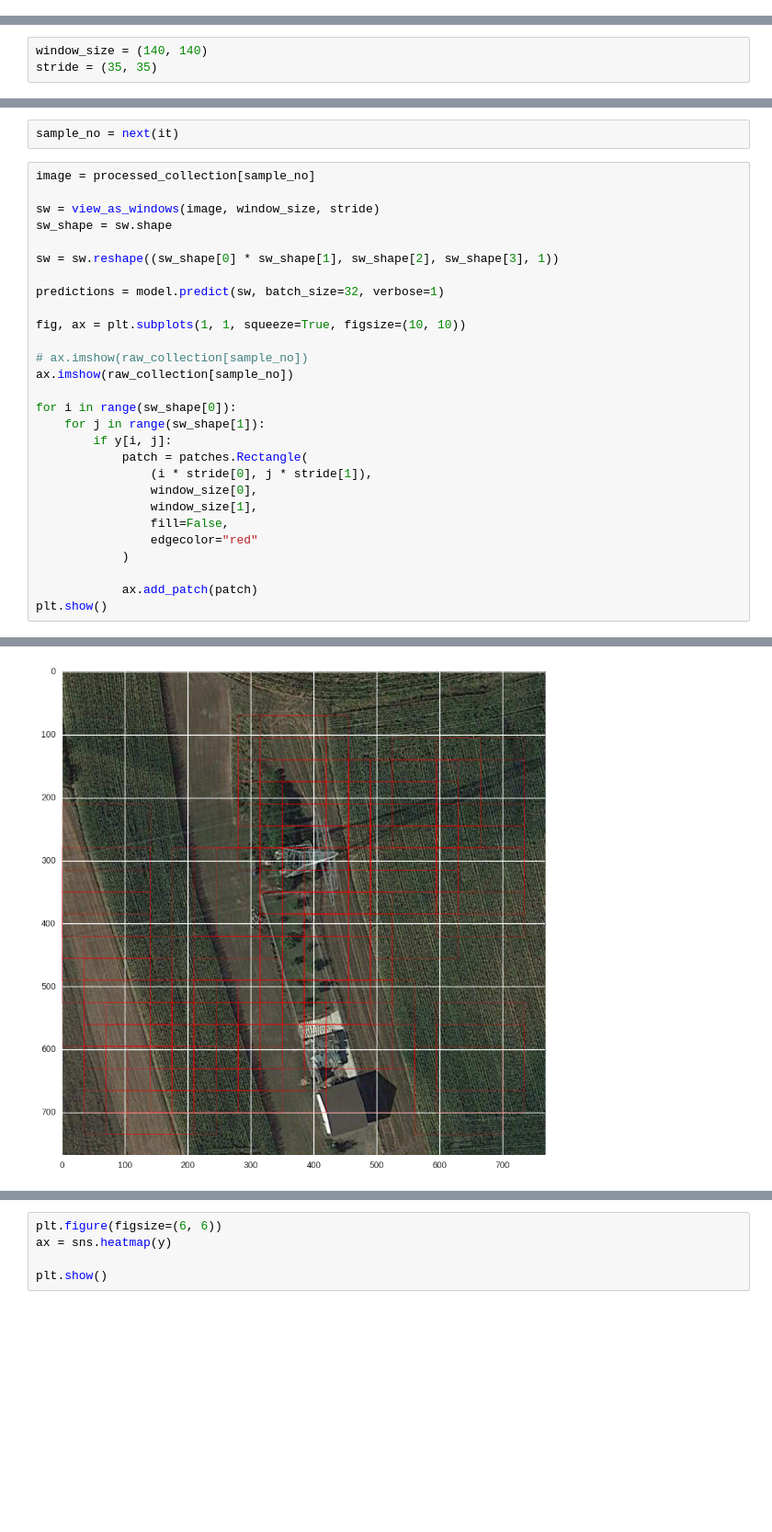
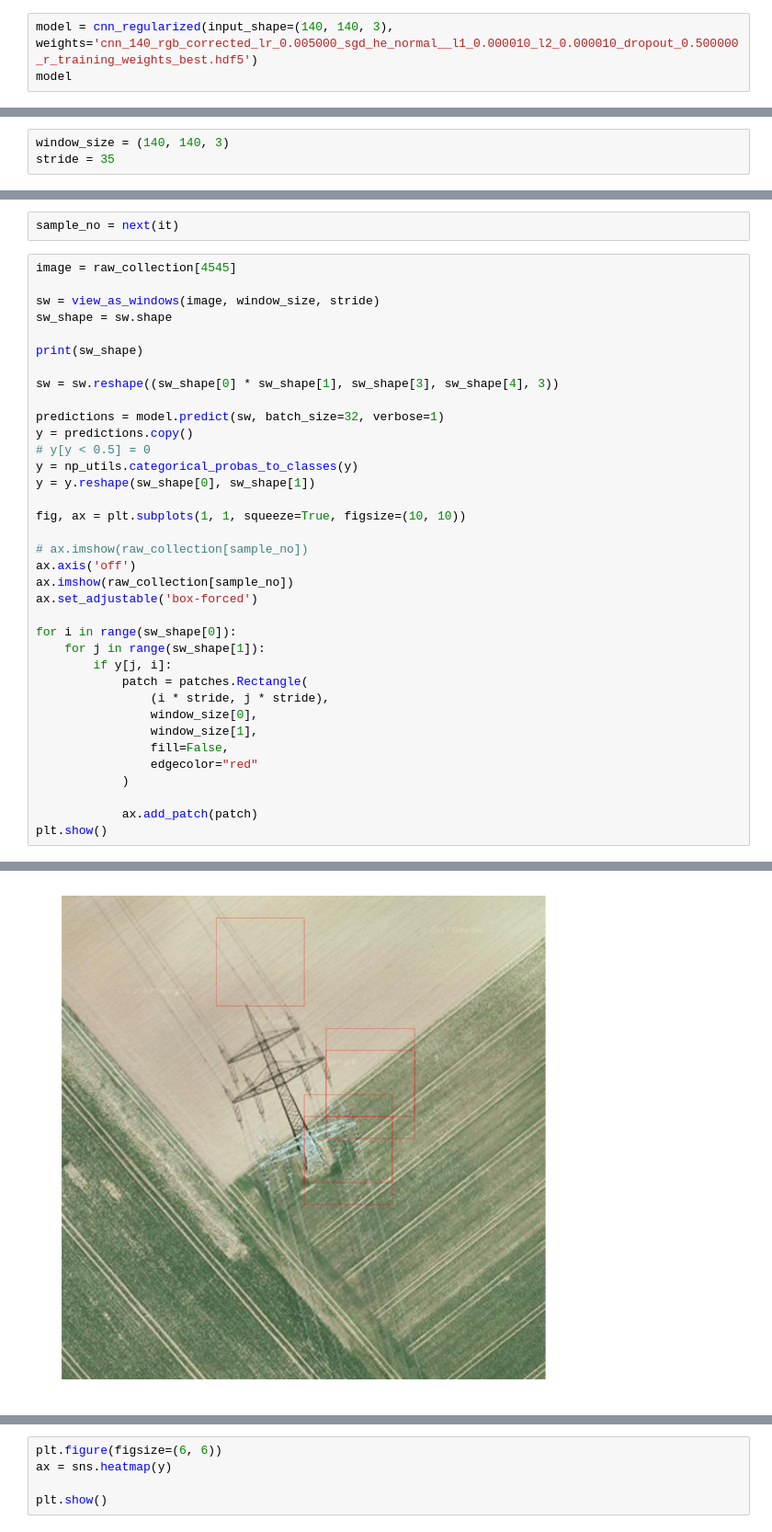
Before and after one commit to OpenGridMap/power-grid-detection, a Jupyter notebook: training/Evaluation.ipynb, the cells around one changed output, grey strips where cells are left out. Shown at 92% size. Saved outputs shown, nothing was run; the diff lists cells and outputs as text; blank space fills up the shorter version.

Commit message:
added full dataset, additional training

```diff
--- a/training/Evaluation.ipynb
+++ b/training/Evaluation.ipynb
@@ -30,3 +32,6 @@ model = get_model_from_json('cnn_140_1_thr_dil_ero_lr_0.100000_final.json')
 model
 # %% [output]
 <keras.engine.training.Model at 0x...>
+# %%
+model = cnn_regularized(input_shape=(140, 140, 3), weights='cnn_140_rgb_corrected_lr_0.005000_sgd_he_normal__l1_0.000010_l2_0.000010_dropout_0.500000_r_training_weights_best.hdf5')
+model
@@ -57,6 +62,6 @@ plt.show()
 # %%
-window_size = (140, 140)
-stride = (35, 35)
+window_size = (140, 140, 3)
+stride = 35
 # %%
 # image = area_processed_collection[0]
 # image = image.reshape(image.shape[0], image.shape[1], 1)
@@ -117,25 +122,33 @@ array([247,  77])
 # %%
 sample_no = next(it)
 # %%
-image = processed_collection[sample_no]
+image = raw_collection[4545]
 
 sw = view_as_windows(image, window_size, stride)
 sw_shape = sw.shape
 
-sw = sw.reshape((sw_shape[0] * sw_shape[1], sw_shape[2], sw_shape[3], 1))
+print(sw_shape)
+
+sw = sw.reshape((sw_shape[0] * sw_shape[1], sw_shape[3], sw_shape[4], 3))
 
 predictions = model.predict(sw, batch_size=32, verbose=1)
+y = predictions.copy()
+# y[y < 0.5] = 0
+y = np_utils.categorical_probas_to_classes(y)
+y = y.reshape(sw_shape[0], sw_shape[1])
 
 fig, ax = plt.subplots(1, 1, squeeze=True, figsize=(10, 10))
 
 # ax.imshow(raw_collection[sample_no])
+ax.axis('off')
 ax.imshow(raw_collection[sample_no])
+ax.set_adjustable('box-forced')
 
 for i in range(sw_shape[0]):
     for j in range(sw_shape[1]):
-        if y[i, j]:
+        if y[j, i]:
             patch = patches.Rectangle(
-                (i * stride[0], j * stride[1]),
+                (i * stride, j * stride),
                 window_size[0],
                 window_size[1],
                 fill=False,
@@ -148,2 +162,2 @@ plt.show()
 324/324 [==============================] - 1s
-[figure, old version]
+[figure, new version]
```
Also changed, not shown: parts of 8 cells of this notebook, 12 other files.
